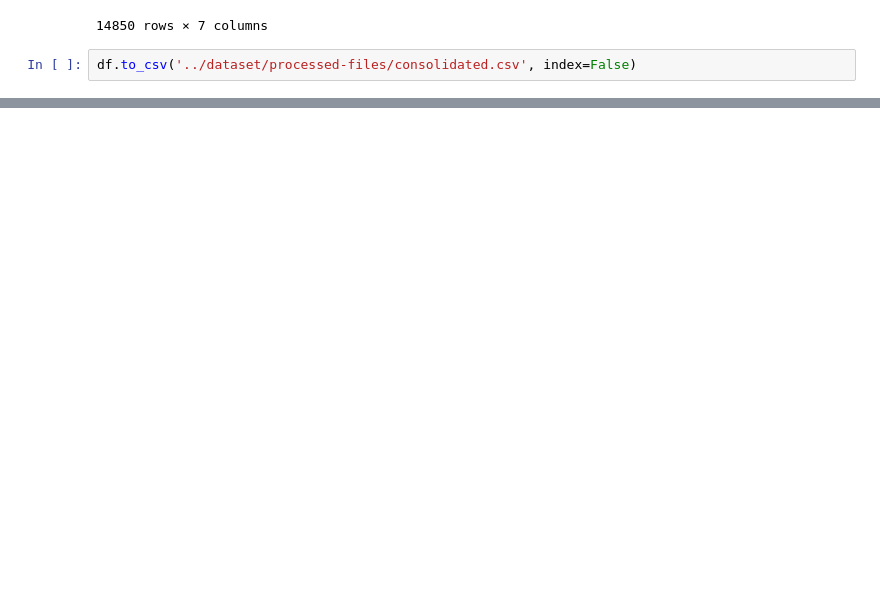
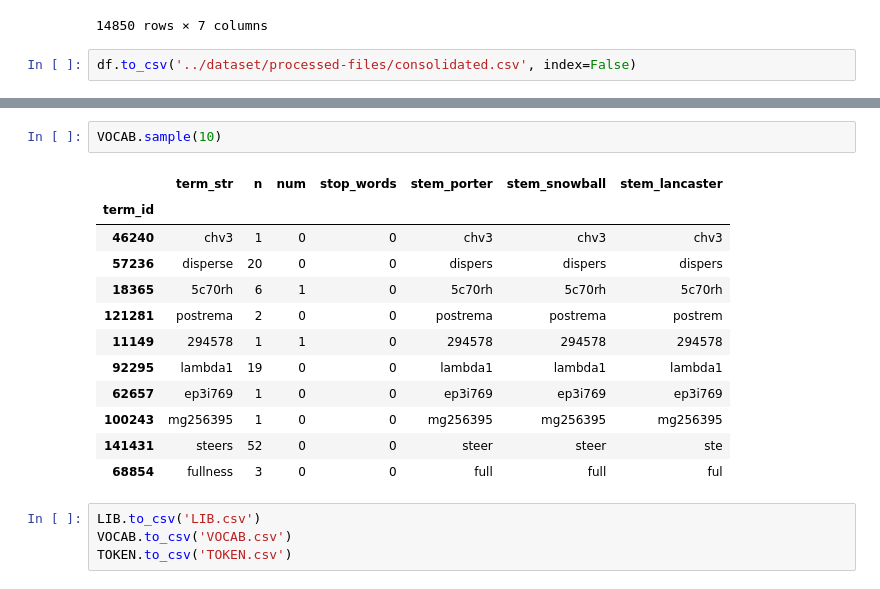
Before and after one commit to vidhig/covid19-research-data-analysis, a Jupyter notebook: notebooks/data_pre_process.ipynb, the cells around one changed output, grey strips where cells are left out. Drawn from its saved outputs; the diff is of its cells as text; blank space fills up the shorter version.

```diff
--- a/notebooks/data_pre_process.ipynb
+++ b/notebooks/data_pre_process.ipynb
@@ -60,0 +522,19 @@ df.to_csv('../dataset/processed-files/consolidated.csv', index=False)
+# %%
+VOCAB.sample(10)
+# %% [output]
+|  | term_str | n | num | stop_words | stem_porter | stem_snowball | stem_lancaster |
+| term_id |  |  |  |  |  |  |  |
+| 46240 | chv3 | 1 | 0 | 0 | chv3 | chv3 | chv3 |
+| 57236 | disperse | 20 | 0 | 0 | dispers | dispers | dispers |
+| 18365 | 5c70rh | 6 | 1 | 0 | 5c70rh | 5c70rh | 5c70rh |
+| 121281 | postrema | 2 | 0 | 0 | postrema | postrema | postrem |
+| 11149 | 294578 | 1 | 1 | 0 | 294578 | 294578 | 294578 |
+| 92295 | lambda1 | 19 | 0 | 0 | lambda1 | lambda1 | lambda1 |
+| 62657 | ep3i769 | 1 | 0 | 0 | ep3i769 | ep3i769 | ep3i769 |
+| 100243 | mg256395 | 1 | 0 | 0 | mg256395 | mg256395 | mg256395 |
+| 141431 | steers | 52 | 0 | 0 | steer | steer | ste |
+| 68854 | fullness | 3 | 0 | 0 | full | full | ful |
+# %%
+LIB.to_csv('LIB.csv')
+VOCAB.to_csv('VOCAB.csv')
+TOKEN.to_csv('TOKEN.csv')
```
Also changed, not shown: parts of 46 cells of this notebook.
